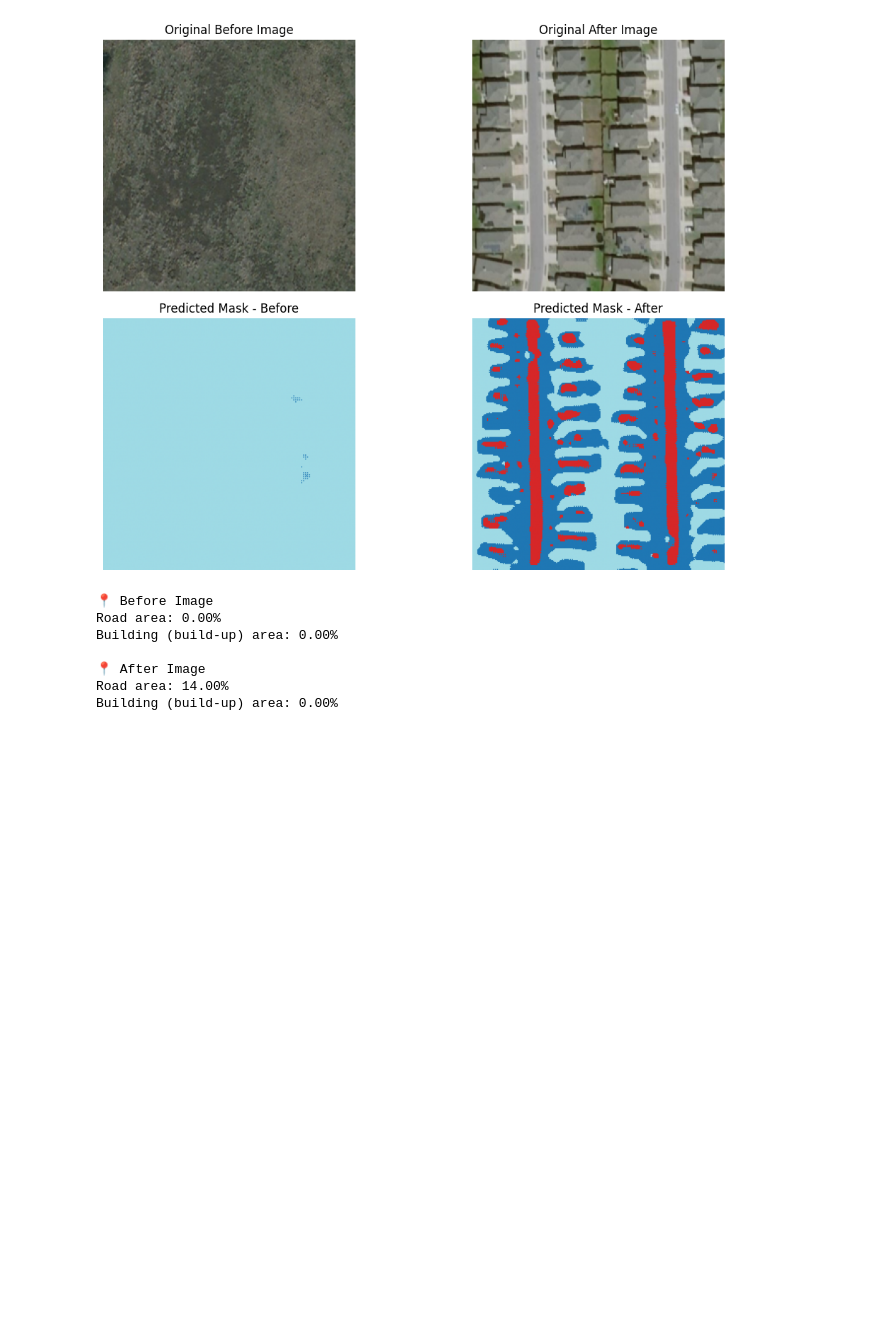
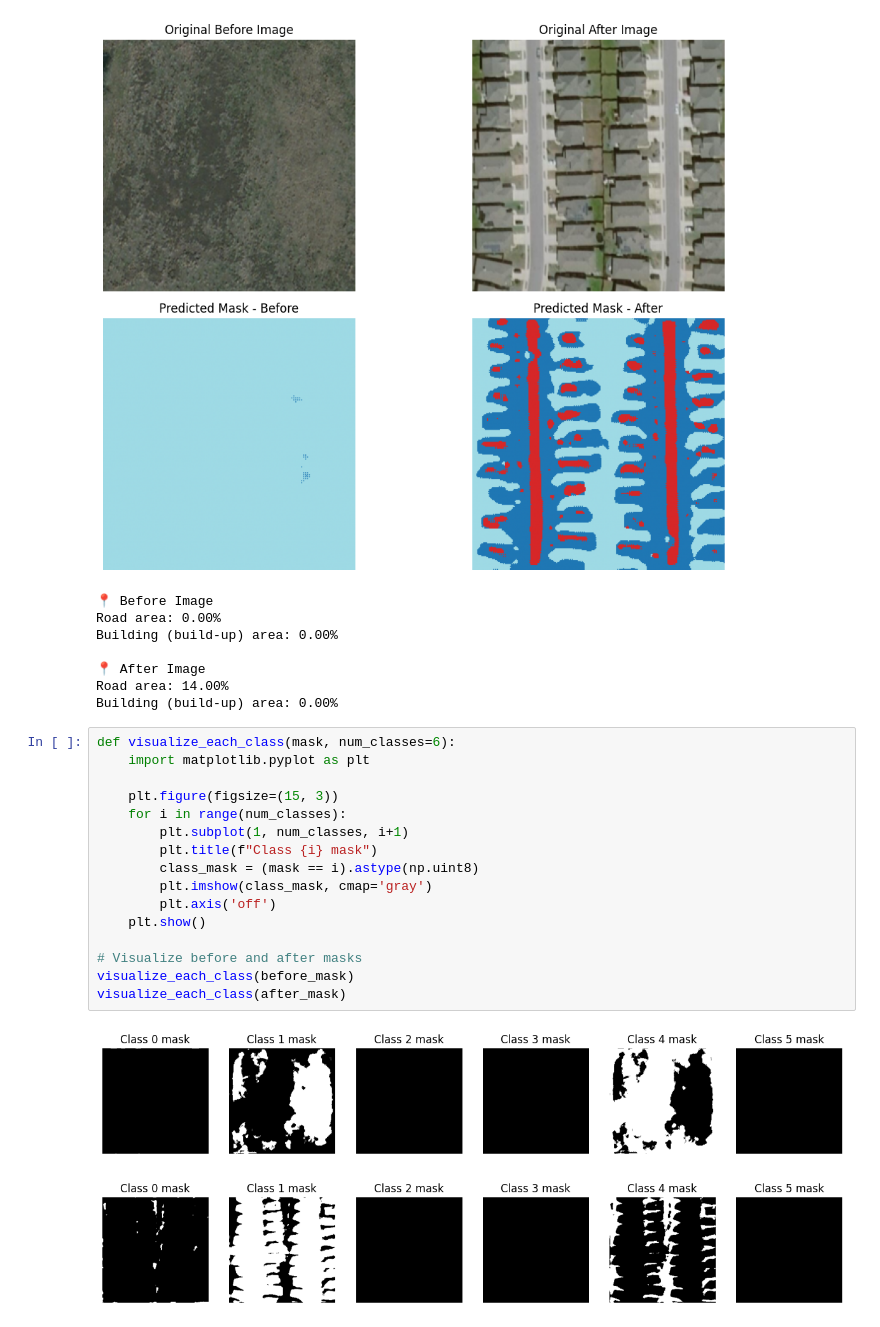
Before and after one commit to oliva2/EDA, a Jupyter notebook: DL-SatelliteImagery/Satellite_Imagery_DeepLearning-Base.ipynb, the cells around one changed output. Saved outputs shown, nothing was run; the diff lists cells and outputs as text; blank space fills up the shorter version.

```diff
--- a/DL-SatelliteImagery/Satellite_Imagery_DeepLearning-Base.ipynb
+++ b/DL-SatelliteImagery/Satellite_Imagery_DeepLearning-Base.ipynb
@@ -738,5 +741,24 @@ Building (build-up) area: 0.00%
 📍 After Image
 Road area: 14.00%
 Building (build-up) area: 0.00%
+# %%
+def visualize_each_class(mask, num_classes=6):
+    import matplotlib.pyplot as plt
+
+    plt.figure(figsize=(15, 3))
+    for i in range(num_classes):
+        plt.subplot(1, num_classes, i+1)
+        plt.title(f"Class {i} mask")
+        class_mask = (mask == i).astype(np.uint8)
+        plt.imshow(class_mask, cmap='gray')
+        plt.axis('off')
+    plt.show()
+
+# Visualize before and after masks
+visualize_each_class(before_mask)
+visualize_each_class(after_mask)
+# %% [output]
+[figure, added]
+[figure, added]
 # %%
 from tensorflow.keras.preprocessing.image import img_to_array
```
Also changed, not shown: parts of 18 cells of this notebook.
